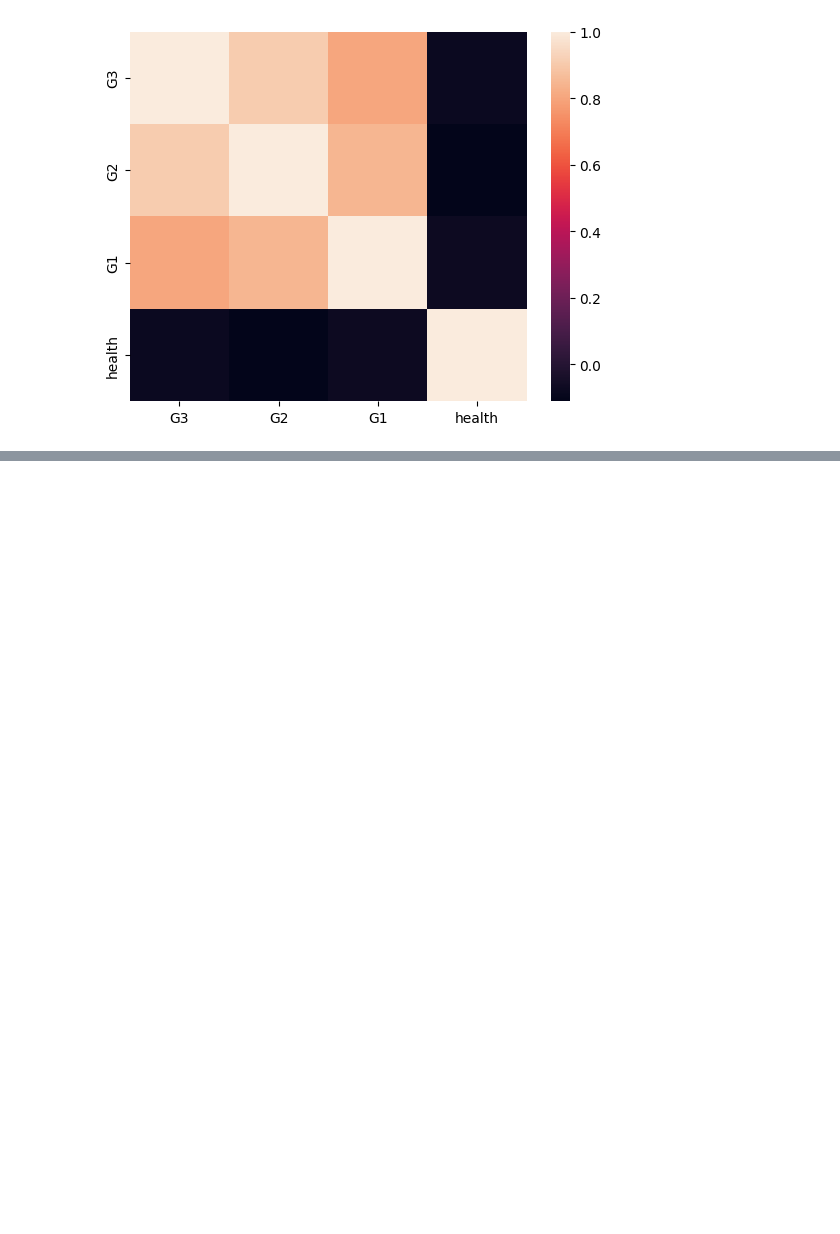
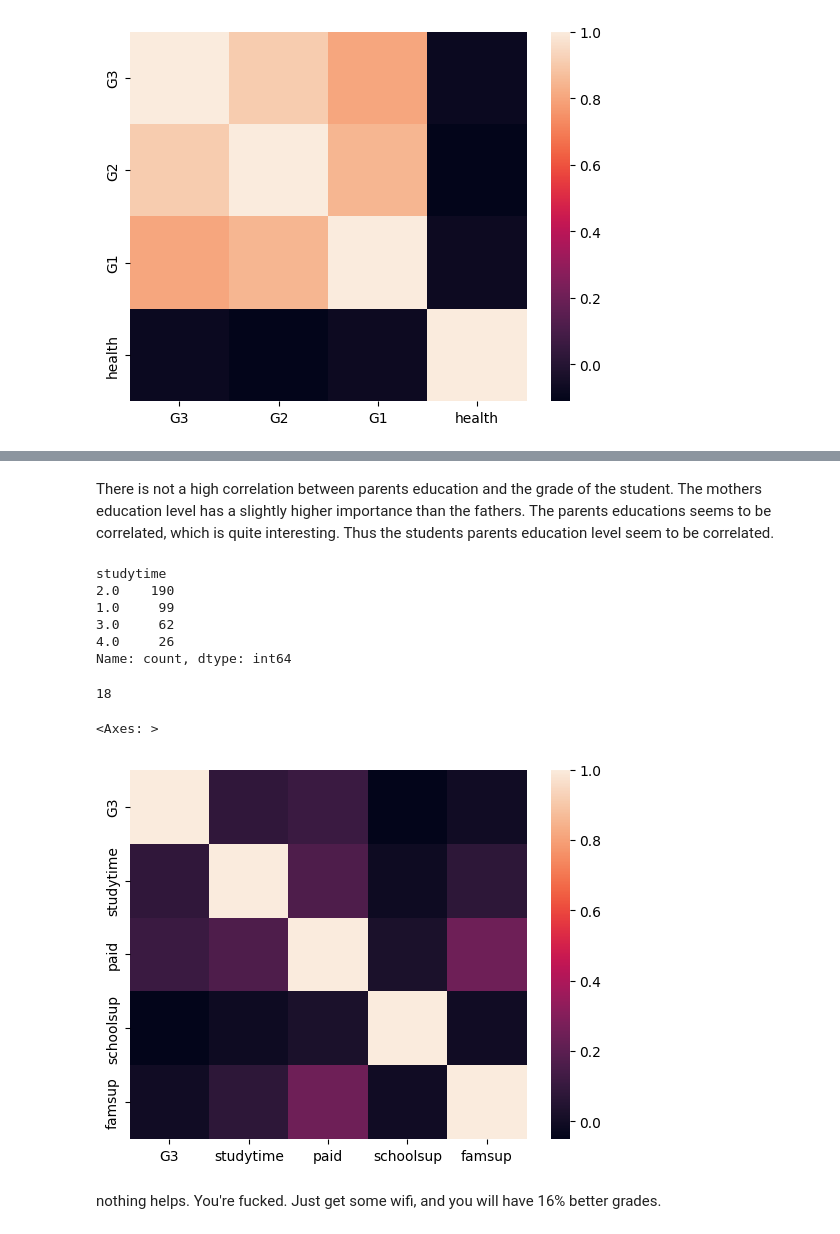
Before and after one commit to ShehabSherbiny/Data-Intelligence-practice, a Jupyter notebook: student-health.ipynb, the cells around one changed output, grey strips where cells are left out. Saved outputs shown, nothing was run; the diff lists cells and outputs as text; code cells hidden in the pictures; blank space fills up the shorter version.

```diff
--- a/student-health.ipynb
+++ b/student-health.ipynb
@@ -218,0 +249,2 @@ display(df)
+# %%
+df['G3'] = df['G3'].astype(int)
@@ -218,0 +288,34 @@ display(df)
+# %% [markdown]
+There is not a high correlation between parents education and the grade of the student. The mothers education level has a slightly higher importance than the fathers. The parents educations seems to be correlated, which is quite interesting. Thus the students parents education level seem to be correlated.
+# %%
+df['studytime'].value_counts()
+# %% [output]
+studytime
+2.0    190
+1.0     99
+3.0     62
+4.0     26
+Name: count, dtype: int64
+# %%
+df['studytime'].isna().sum()
+# %% [output]
+18
+# %%
+df['studytime'].bfill(axis='rows', inplace=True)
+# %%
+label_encoder = sklearn.preprocessing.LabelEncoder()
+
+df['paid'] = label_encoder.fit_transform(df["paid"])
+df['schoolsup'] = label_encoder.fit_transform(df["schoolsup"])
+df['famsup'] = label_encoder.fit_transform(df["famsup"])
+
+# df['paid'].value_counts()
+# df['schoolsup'].value_counts()
+# df['famsup'].value_counts()
+# %%
+sns.heatmap(df[['G3', 'studytime', 'paid', 'schoolsup', 'famsup']].corr())
+# %% [output]
+<Axes: >
+[figure, added]
+# %% [markdown]
+nothing helps. You're fucked. Just get some wifi, and you will have 16% better grades.
```
Also changed, not shown: parts of 7 cells of this notebook.
